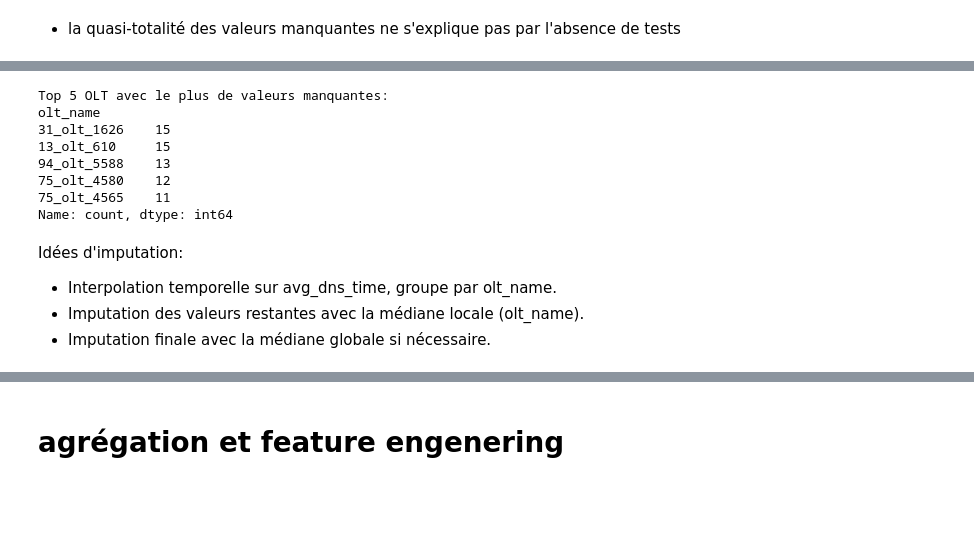
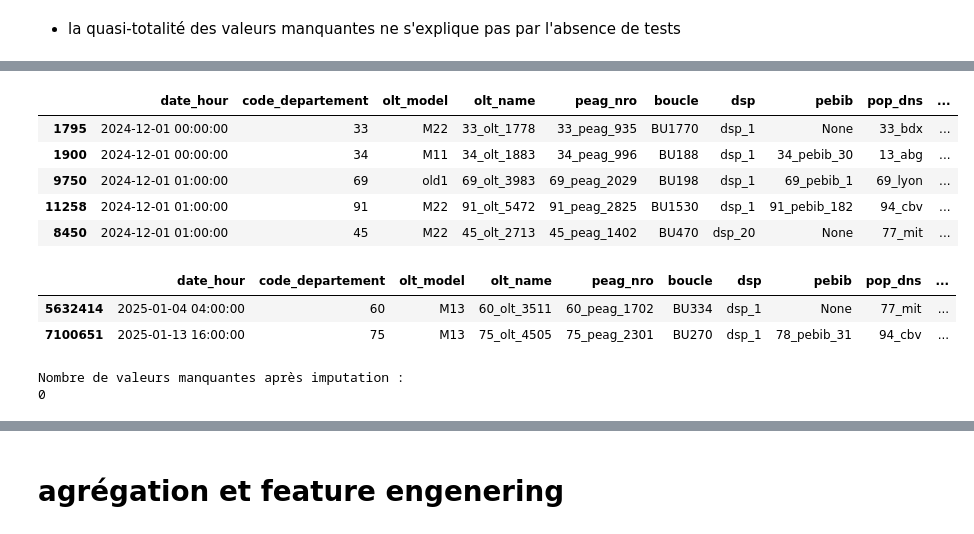
Before and after one commit to lucasvazelle/nexialog_challlenge, a Jupyter notebook: analyse_exploratoire_V1.ipynb, the cells around one changed output, grey strips where cells are left out. Drawn from its saved outputs; the diff is of its cells as text; code cells hidden in the pictures; blank space fills up the shorter version.

Commit message:
Start of missing values processing

```diff
--- a/analyse_exploratoire_V1.ipynb
+++ b/analyse_exploratoire_V1.ipynb
@@ -623,18 +584,35 @@ missing_dns.tail()
-# %%
-missing_by_olt = missing_dns['olt_name'].value_counts()
-print("Top 5 OLT avec le plus de valeurs manquantes:")
-print(missing_by_olt.head(5))
-# %% [output]
-Top 5 OLT avec le plus de valeurs manquantes:
-olt_name
-31_olt_1626    15
-13_olt_610     15
-94_olt_5588    13
-75_olt_4580    12
-75_olt_4565    11
-Name: count, dtype: int64
-# %% [markdown]
-Idées d'imputation:
-* Interpolation temporelle sur avg_dns_time, groupe par olt_name.
-* Imputation des valeurs restantes avec la médiane locale (olt_name).
-* Imputation finale avec la médiane globale si nécessaire.
+# %%
+df_imputed[missing_avg_dns].head()
+# %% [output]
+|  | date_hour | code_departement | olt_model | olt_name | peag_nro | boucle | dsp | pebib | pop_dns | ... |
+| 1795 | 2024-12-01 00:00:00 | 33 | M22 | 33_olt_1778 | 33_peag_935 | BU1770 | dsp_1 | None | 33_bdx | ... |
+| 1900 | 2024-12-01 00:00:00 | 34 | M11 | 34_olt_1883 | 34_peag_996 | BU188 | dsp_1 | 34_pebib_30 | 13_abg | ... |
+| 9750 | 2024-12-01 01:00:00 | 69 | old1 | 69_olt_3983 | 69_peag_2029 | BU198 | dsp_1 | 69_pebib_1 | 69_lyon | ... |
+| 11258 | 2024-12-01 01:00:00 | 91 | M22 | 91_olt_5472 | 91_peag_2825 | BU1530 | dsp_1 | 91_pebib_182 | 94_cbv | ... |
+| 8450 | 2024-12-01 01:00:00 | 45 | M22 | 45_olt_2713 | 45_peag_1402 | BU470 | dsp_20 | None | 77_mit | ... |
+# %%
+df_imputed[zero_dns_tests].head()
+# %% [output]
+|  | date_hour | code_departement | olt_model | olt_name | peag_nro | boucle | dsp | pebib | pop_dns | ... |
+| 5632414 | 2025-01-04 04:00:00 | 60 | M13 | 60_olt_3511 | 60_peag_1702 | BU334 | dsp_1 | None | 77_mit | ... |
+| 7100651 | 2025-01-13 16:00:00 | 75 | M13 | 75_olt_4505 | 75_peag_2301 | BU270 | dsp_1 | 78_pebib_31 | 94_cbv | ... |
+# %%
+# Fonction d'imputation par groupe OLT
+def imputer_dns_time(groupe):
+    # Pour les lignes avec 0 test DNS, mettre 0
+    groupe.loc[groupe['nb_test_dns'] == 0, 'avg_dns_time'] = 0
+
+    # Pour les autres valeurs manquantes, utiliser la médiane du groupe OLT
+    median_groupe = groupe.loc[groupe['nb_test_dns'] > 0, 'avg_dns_time'].median()
+    groupe['avg_dns_time'] = groupe['avg_dns_time'].fillna(median_groupe)
+
+    return groupe
+
+
+df_imputed = df_imputed.groupby('olt_name').apply(imputer_dns_time).reset_index(drop=True)
+
+print("Nombre de valeurs manquantes après imputation :")
+print(df_imputed['avg_dns_time'].isnull().sum())
+# %% [output]
+Nombre de valeurs manquantes après imputation :
+0
```
Also changed, not shown: parts of 9 cells of this notebook.
